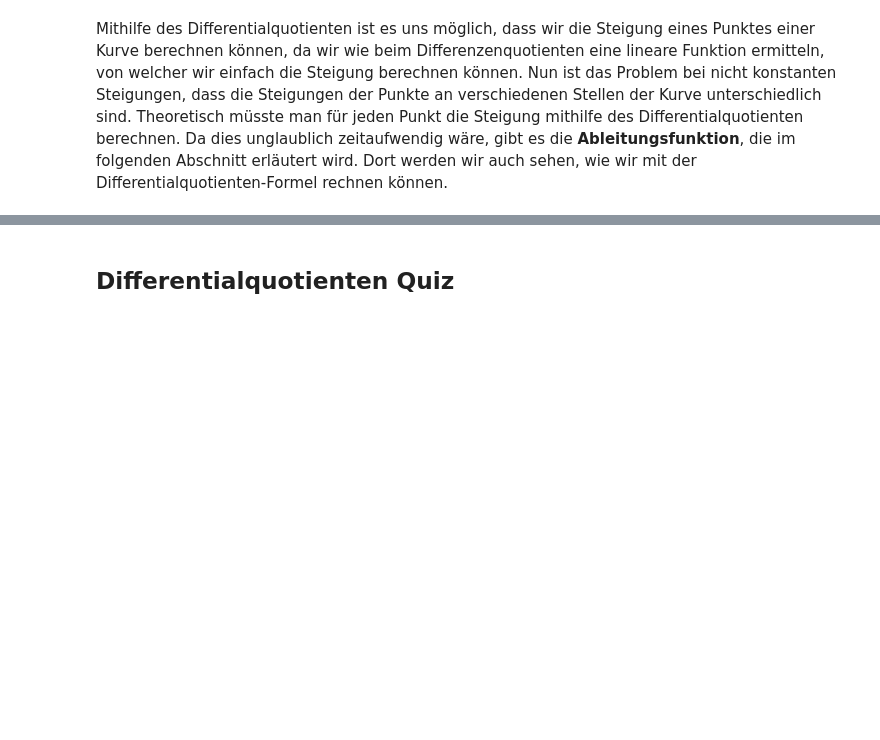
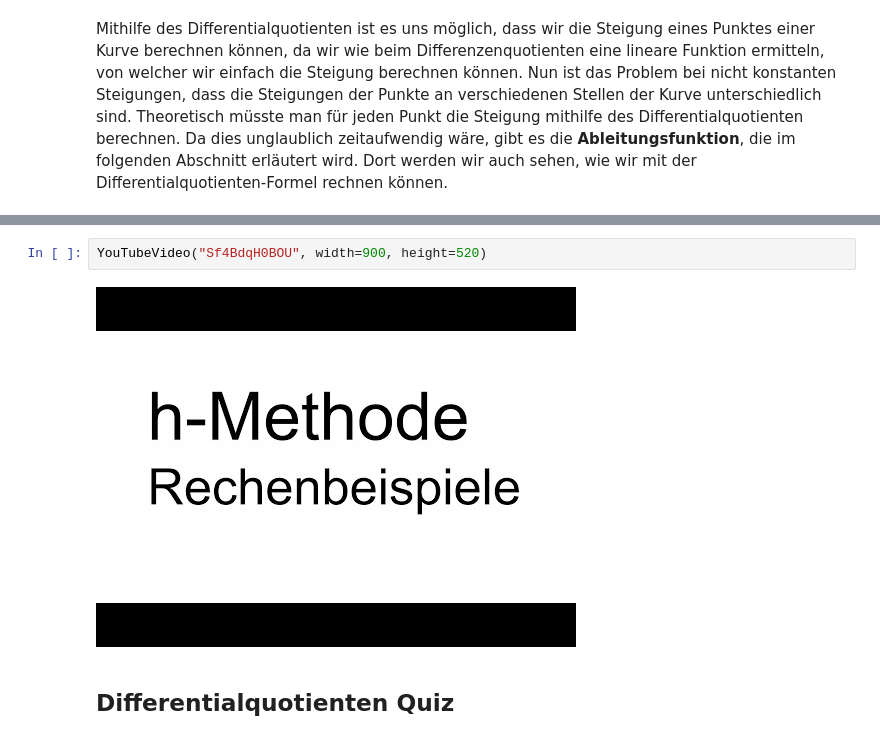
Before and after one commit to realjanpaulus/madh, a Jupyter notebook: Calculus/Kapitel 04 - Steigung berechnen.ipynb, the cells around one changed output, grey strips where cells are left out. Drawn from its saved outputs; the diff is of its cells as text; blank space fills up the shorter version.

```diff
--- a/Calculus/Kapitel 04 - Steigung berechnen.ipynb
+++ b/Calculus/Kapitel 04 - Steigung berechnen.ipynb
@@ -233,3 +218,7 @@ Sollten es immer noch Schwierigkeiten bei der Berechnung geben, kann vielleicht
+# %%
+YouTubeVideo("Sf4BdqH0BOU", width=900, height=520)
+# %% [output]
+[figure, added]
 # %% [markdown]
 ## Differentialquotienten Quiz <a class="anchor" id="q1"/>
 # %% [markdown]
```
Also changed, not shown: parts of 3 cells of this notebook, 8 other files.
